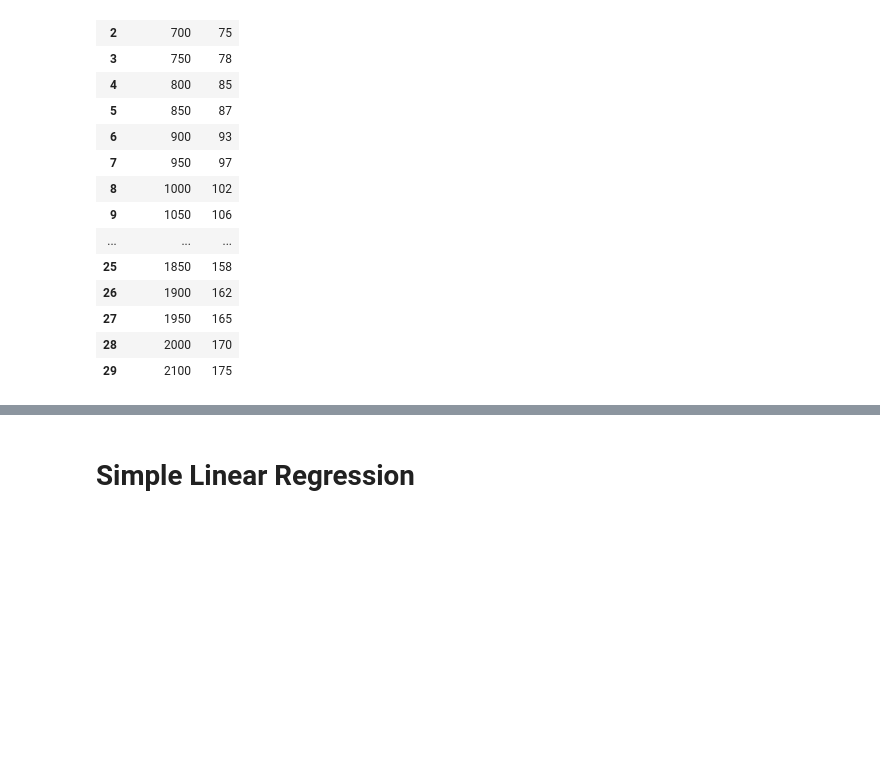
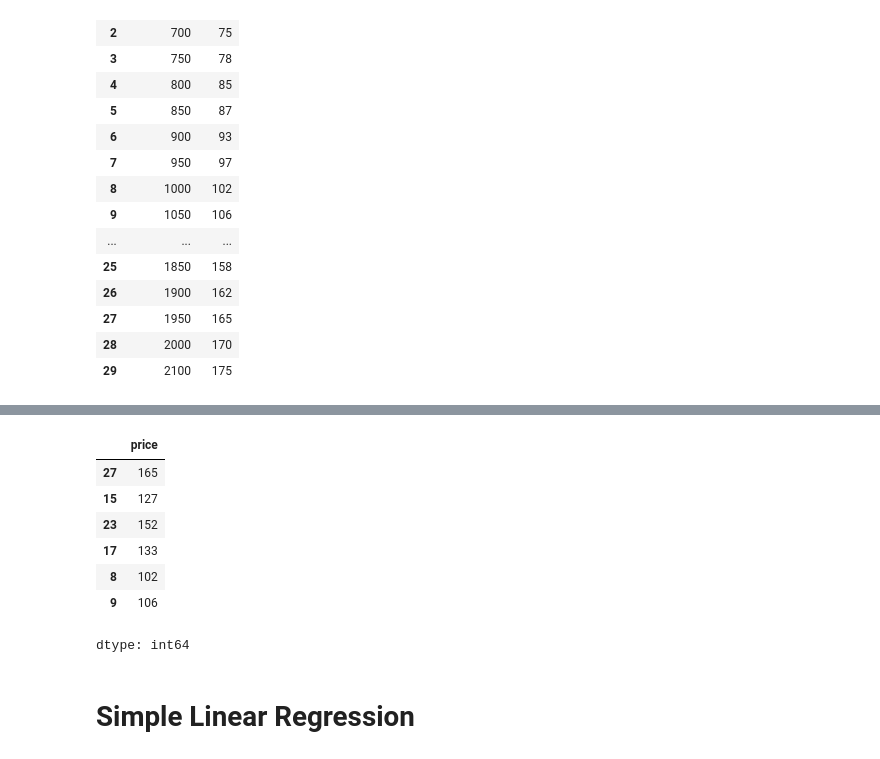
Before and after one commit to fateme-alk/learning, a Jupyter notebook: regression.ipynb, the cells around one changed output, grey strips where cells are left out. Cells and saved outputs as stored; diff of their text form; code cells hidden in the pictures; blank space fills up the shorter version.

```diff
--- a/regression.ipynb
+++ b/regression.ipynb
@@ -47,3 +106,14 @@ df
+# %%
+target_test
+# %% [output]
+|  | price |
+| 27 | 165 |
+| 15 | 127 |
+| 23 | 152 |
+| 17 | 133 |
+| 8 | 102 |
+| 9 | 106 |
+dtype: int64
 # %% [markdown]
 # Simple Linear Regression
 # %%
```
Also changed, not shown: parts of 64 cells of this notebook.
